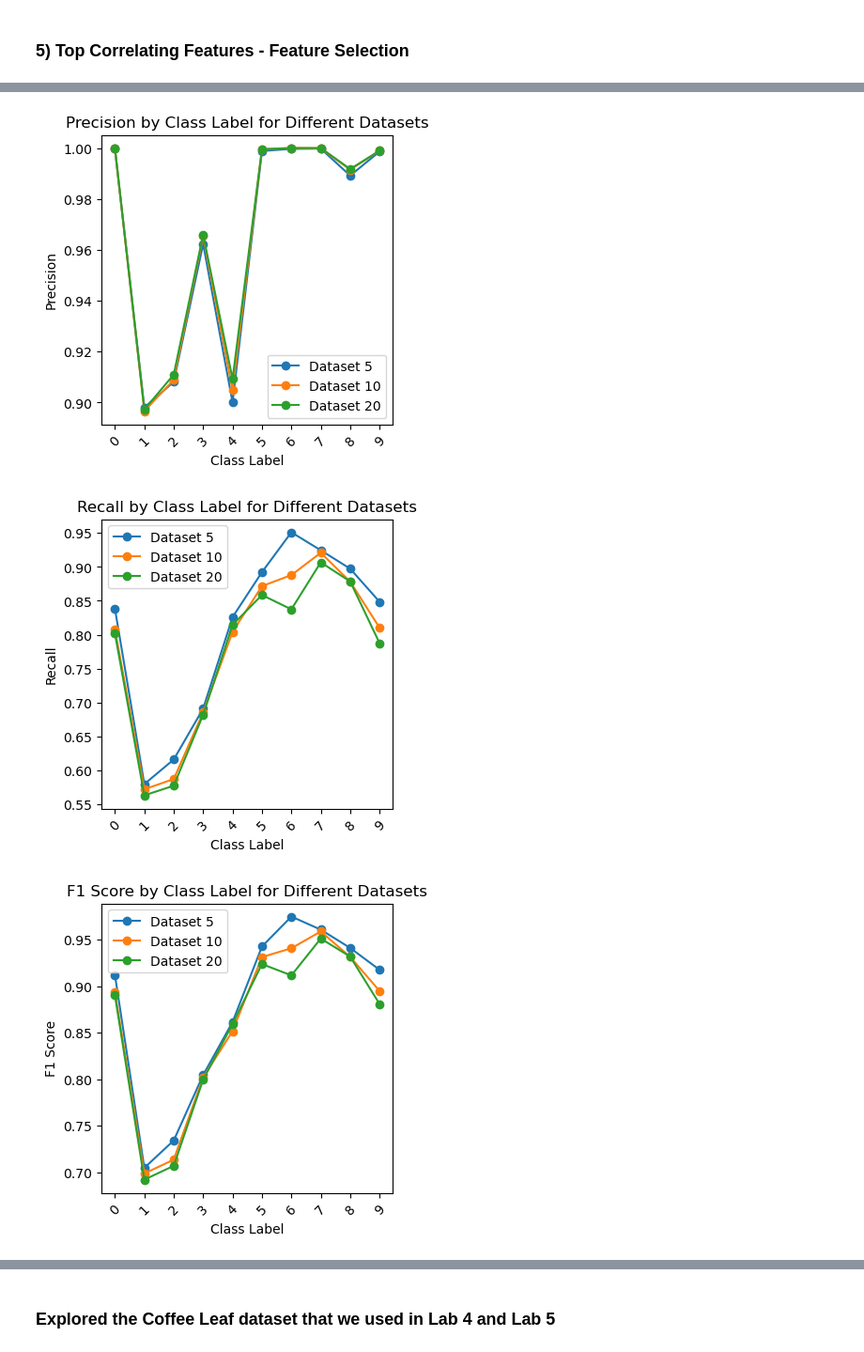
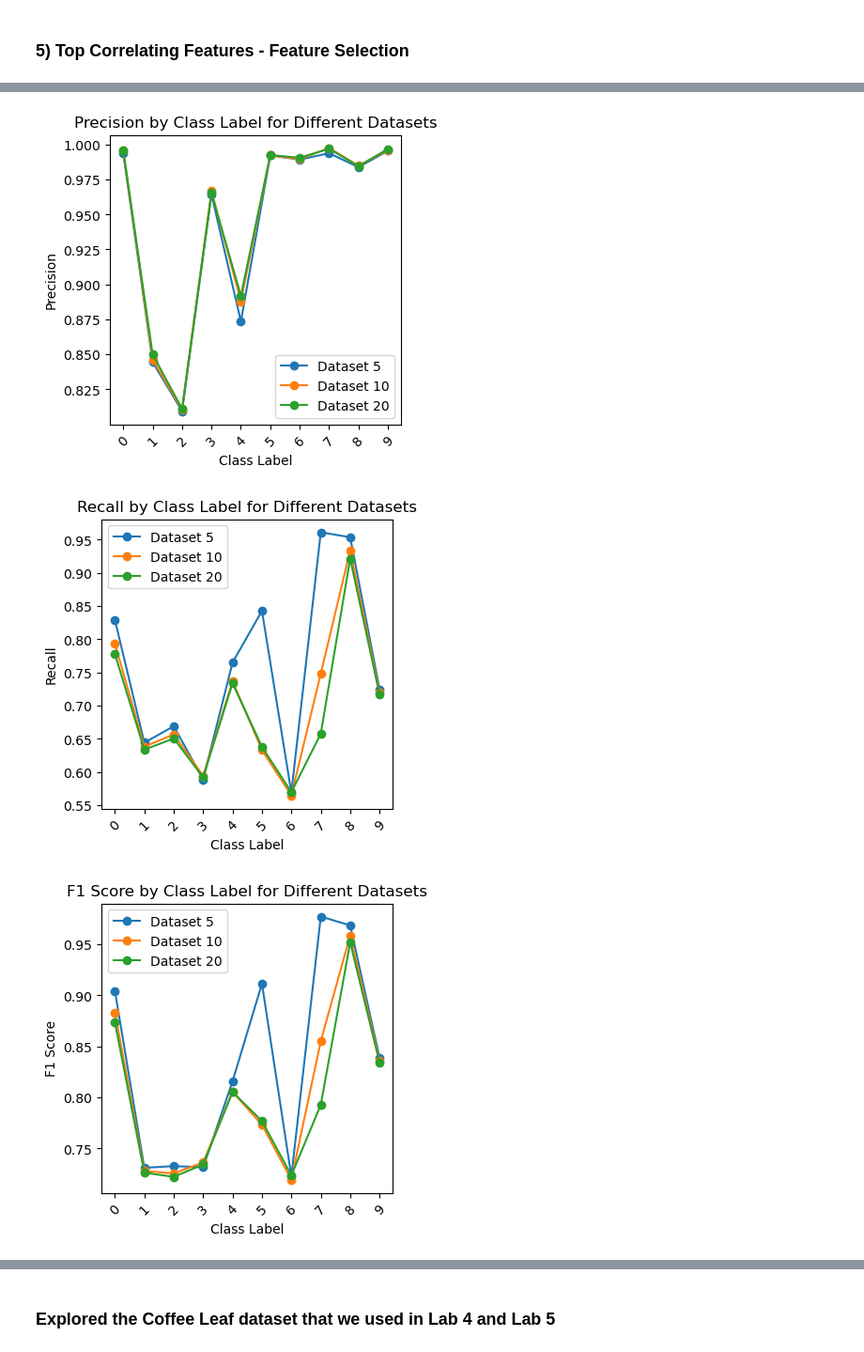
Before and after one commit to farheenfab/DMML-GroupProject, a Jupyter notebook: CW/CW - Part 1.ipynb, the cells around one changed output, grey strips where cells are left out. Shown at 94% size. Saved outputs shown, nothing was run; the diff lists cells and outputs as text; code cells hidden in the pictures.

Commit message:
metrics

```diff
--- a/CW/CW - Part 1.ipynb
+++ b/CW/CW - Part 1.ipynb
@@ -605,0 +687,5 @@ KeyboardInterrupt:
+# %%
+from sklearn.metrics import confusion_matrix
+
+confusion_matrix_gb = confusion_matrix(y_train, predictions_gb)
+confusion_matrix_gb
@@ -605,0 +862,3 @@ KeyboardInterrupt:
+# %%
+accuracy = accuracy_score(predicted, y_test_split)
+accuracy
@@ -654,0 +962,4 @@ dataset3 = final_datasets['Data set 20']
+# %%
+dataset1 = final_3_datasets['Data set 5']
+dataset2 = final_3_datasets['Data set 10']
+dataset3 = final_3_datasets['Data set 20']
@@ -657,26 +987,22 @@ dataset3 = final_datasets['Data set 20']
 # %%
 import pandas as pd
-from sklearn.metrics import accuracy_score, precision_score, recall_score, f1_score, roc_auc_score, confusion_matrix
+from sklearn.metrics import accuracy_score, precision_score, recall_score, f1_score, roc_auc_score
 from sklearn.model_selection import cross_val_score
-from sklearn.naive_bayes import CategoricalNB
 import numpy as np
 
 class_labels = list(range(10))
 
-def evaluate_categorical_nb(X_train, y_train):
-    nb_model = CategoricalNB()
+def evaluate_guassian_nb(X_train, y_train):
+    nb_model = GaussianNB()
     nb_model.fit(X_train, y_train)
     y_pred = nb_model.predict(X_train)
     accuracy = accuracy_score(y_train, y_pred)
-    precision = precision_score(y_train, y_pred)
-    recall = recall_score(y_train, y_pred)
-    f1 = f1_score(y_train, y_pred)
-    roc_auc = roc_auc_score(y_train, y_pred)
-    tn, fp, fn, tp = confusion_matrix(y_train, y_pred).ravel()
-    fp_rate = fp / (fp + tn)
+    precision = precision_score(y_train, y_pred, average='macro', zero_division=1)
+    recall = recall_score(y_train, y_pred, average='macro', zero_division=1)
+    f1 = f1_score(y_train, y_pred, average='macro', zero_division=1)
+    roc_auc = roc_auc_score(y_train, nb_model.predict_proba(X_train), multi_class='ovr')
     cross_val_scores = cross_val_score(nb_model, X_train, y_train, scoring="accuracy", cv=10)
-
-    return accuracy, precision, recall, f1, roc_auc, fp_rate, cross_val_scores
+    return accuracy, precision, recall, f1, roc_auc, cross_val_scores
 
 datasets = [dataset1, dataset2, dataset3]
 y_train_dict = {}
@@ -689,10 +1015,7 @@ for dataset_number, dataset in enumerate(datasets):
     for class_label in class_labels:
         onevrsall_path = os.path.join("OnevrsAll", f"{class_label}_vrs_all")
         y_train_file = os.path.join(onevrsall_path, f"y_train_{class_label}.csv")
-        y_train_df = pd.read_csv(y_train_file).values.ravel()
-
-        accuracy, precision, recall, f1, roc_auc, fp_rate, cross_val_scores = evaluate_categorical_nb(X_train_fr, y_train_df)
-
+        accuracy, precision, recall, f1, roc_auc, cross_val_scores = evaluate_guassian_nb(X_train_fr, no_aug_y_train)
         evaluation_metrics.append({
             "Dataset": str(dataset_number_features[dataset_number]),
             "Class Label": class_label,
@@ -702,8 +1025,7 @@ for dataset_number, dataset in enumerate(datasets):
             "F1 Score": f1,
             "ROC AUC": roc_auc,
             "Cross Val Scores": np.mean(cross_val_scores),
-            "TP rate": recall,
-            "FP Rate": fp_rate,
+            "TP rate": recall
         })
 
 df_evaluation_metrics = pd.DataFrame(evaluation_metrics)
@@ -716,7 +1151,7 @@ metrics = ['Accuracy', 'Precision', 'Recall', 'F1 Score', 'ROC AUC']
 for metric in metrics:
     plt.figure(figsize=(4, 4))
     for dataset_number in [5, 10, 20]:
-        dataset_metrics = df_evaluation_metrics[df_evaluation_metrics['Dataset'] == str(dataset_number)]
+        dataset_metrics = df3_evaluation_metrics[df3_evaluation_metrics['Dataset'] == str(dataset_number)]
         x_values = dataset_metrics['Class Label']
         y_values = dataset_metrics[metric]
         plt.plot(x_values, y_values, marker='o', label=f'Dataset {dataset_number}')
@@ -733,3 +1168,3 @@ for metric in metrics:
-[figure, old version]
+[figure, new version]
-[figure, old version]
+[figure, new version]
-[figure, old version]
+[figure, new version]
```
Also changed, not shown: parts of 94 cells of this notebook.
